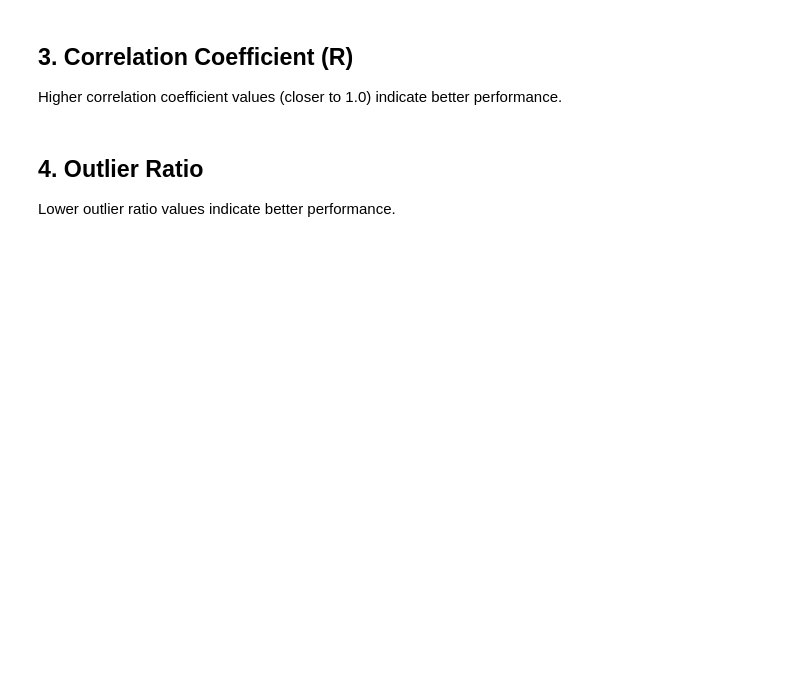
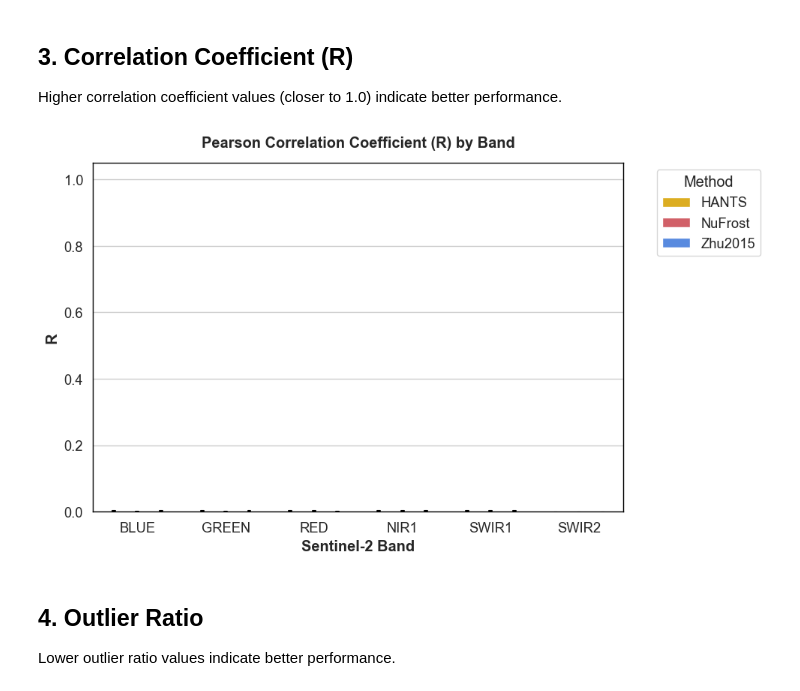
Before and after one commit to Mckay-Yang/nuforst, a Jupyter notebook: notebooks/plot_evaluation_results.ipynb, the cells around one changed output. Drawn from its saved outputs; the diff is of its cells as text; code cells hidden in the pictures; blank space fills up the shorter version.

Commit message:
fix(notebooks): Remove manual ylim for correlation coefficient plot to properly display near-zero and negative R values

```diff
--- a/notebooks/plot_evaluation_results.ipynb
+++ b/notebooks/plot_evaluation_results.ipynb
@@ -83,22 +95,23 @@ Higher correlation coefficient values (closer to 1.0) indicate better performanc
 # %%
 plt.figure(figsize=(10, 6))
 ax = sns.barplot(
     data=df,
     x='Band',
     y='R',
     hue='Algorithm',
     palette=method_palette,
     capsize=.1,
     err_kws={'linewidth': 1.5, 'color': 'black'}
 )
 
 plt.title('Pearson Correlation Coefficient (R) by Band', pad=15, fontweight='bold')
 plt.xlabel('Sentinel-2 Band', fontweight='bold')
 plt.ylabel('R', fontweight='bold')
-plt.ylim(0, 1.05)  # R values are usually between 0 and 1 in this context
 plt.legend(title='Method', bbox_to_anchor=(1.05, 1), loc='upper left')
 plt.tight_layout()
 plt.show()
+# %% [output]
+[figure, added]
 # %% [markdown]
 ## 4. Outlier Ratio
 Lower outlier ratio values indicate better performance.
```
Also changed, not shown: parts of 4 cells of this notebook.
